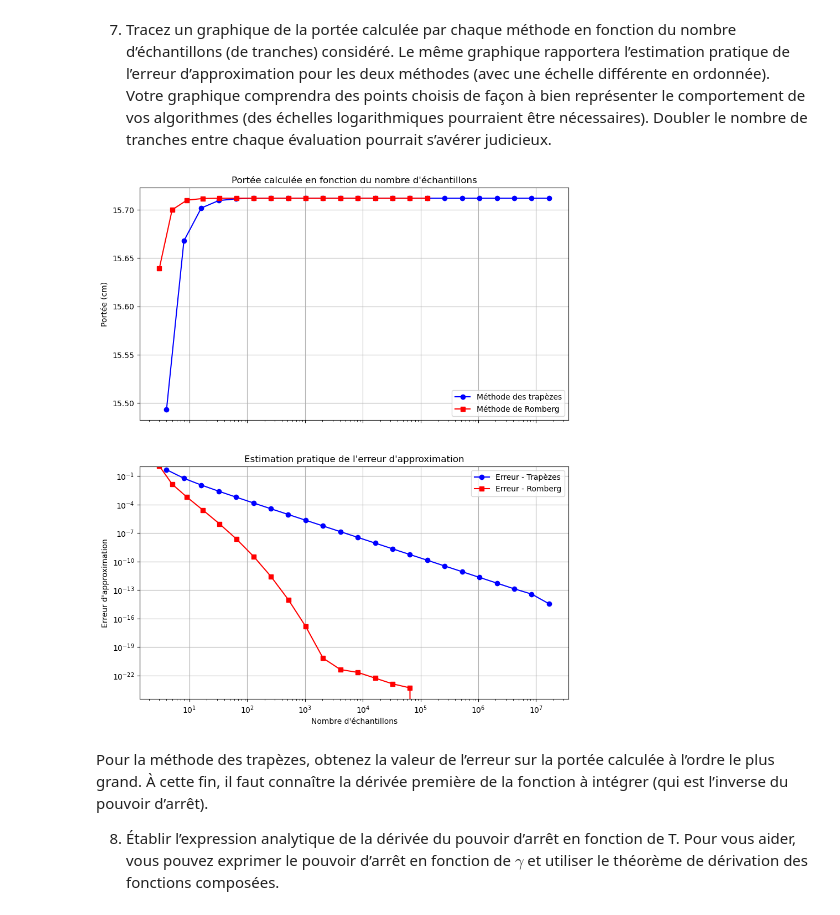
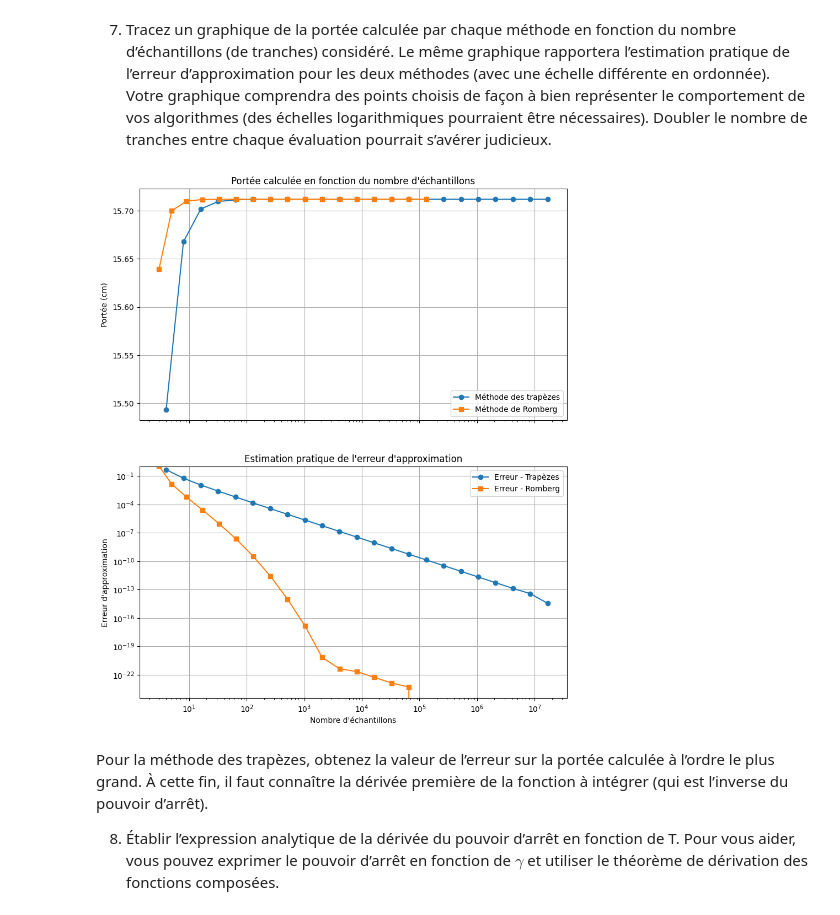
Before and after one commit to Antetokounpo/PhysNum-TP, a Jupyter notebook: tp1.ipynb, the cells around one changed output. Saved outputs shown, nothing was run; the diff lists cells and outputs as text; code cells hidden in the pictures.

```diff
--- a/tp1.ipynb
+++ b/tp1.ipynb
@@ -317,37 +317,37 @@ La méthode de Romberg est donc plus efficace en termes de temps de calcul et de
 # %%
 # Données pour l'eau liquide
 n_samples_trapezoid = [i.N for i in water_trapezoid_int]
 n_samples_romberg = [i.N for i in water_romberg_int]
 portees_trapezoid = [i.result for i in water_trapezoid_int]
 portees_romberg = [i.result for i in water_romberg_int]
 erreurs_trapezoid = [i.practical_error_approx for i in water_trapezoid_int]
 erreurs_romberg = [i.practical_error_approx for i in water_romberg_int]
 
 
 fig, (ax1, ax2) = plt.subplots(2, 1, figsize=(10, 12), sharex=True)
 
 # Graphique des portées
-ax1.semilogx(n_samples_trapezoid, portees_trapezoid, 'b-o', label='Méthode des trapèzes')
-ax1.semilogx(n_samples_romberg, portees_romberg, 'r-s', label='Méthode de Romberg')
+ax1.semilogx(n_samples_trapezoid, portees_trapezoid, '-o', label='Méthode des trapèzes')
+ax1.semilogx(n_samples_romberg, portees_romberg, '-s', label='Méthode de Romberg')
 ax1.set_ylabel('Portée (cm)')
 ax1.set_title('Portée calculée en fonction du nombre d\'échantillons')
 ax1.legend()
 ax1.grid(True)
 
 # Graphique des erreurs
-ax2.loglog(n_samples_trapezoid, erreurs_trapezoid, 'b-o', label='Erreur - Trapèzes')
-ax2.loglog(n_samples_romberg, erreurs_romberg, 'r-s', label='Erreur - Romberg')
+ax2.loglog(n_samples_trapezoid, erreurs_trapezoid, '-o', label='Erreur - Trapèzes')
+ax2.loglog(n_samples_romberg, erreurs_romberg, '-s', label='Erreur - Romberg')
 ax2.set_xlabel('Nombre d\'échantillons')
 ax2.set_ylabel('Erreur d\'approximation')
 ax2.set_title('Estimation pratique de l\'erreur d\'approximation')
 ax2.legend()
 ax2.grid(True)
 ax2.set_ylim(0, 1)
 
 
 plt.show()
 # %% [output]
-[figure, old version]
+[figure, new version]
 # %% [markdown]
  Pour la méthode des trapèzes, obtenez la valeur de l’erreur sur la portée calculée à l’ordre le
  plus grand. À cette fin, il faut connaître la dérivée première de la fonction à intégrer (qui est
```
Also changed, not shown: parts of 7 cells of this notebook.
